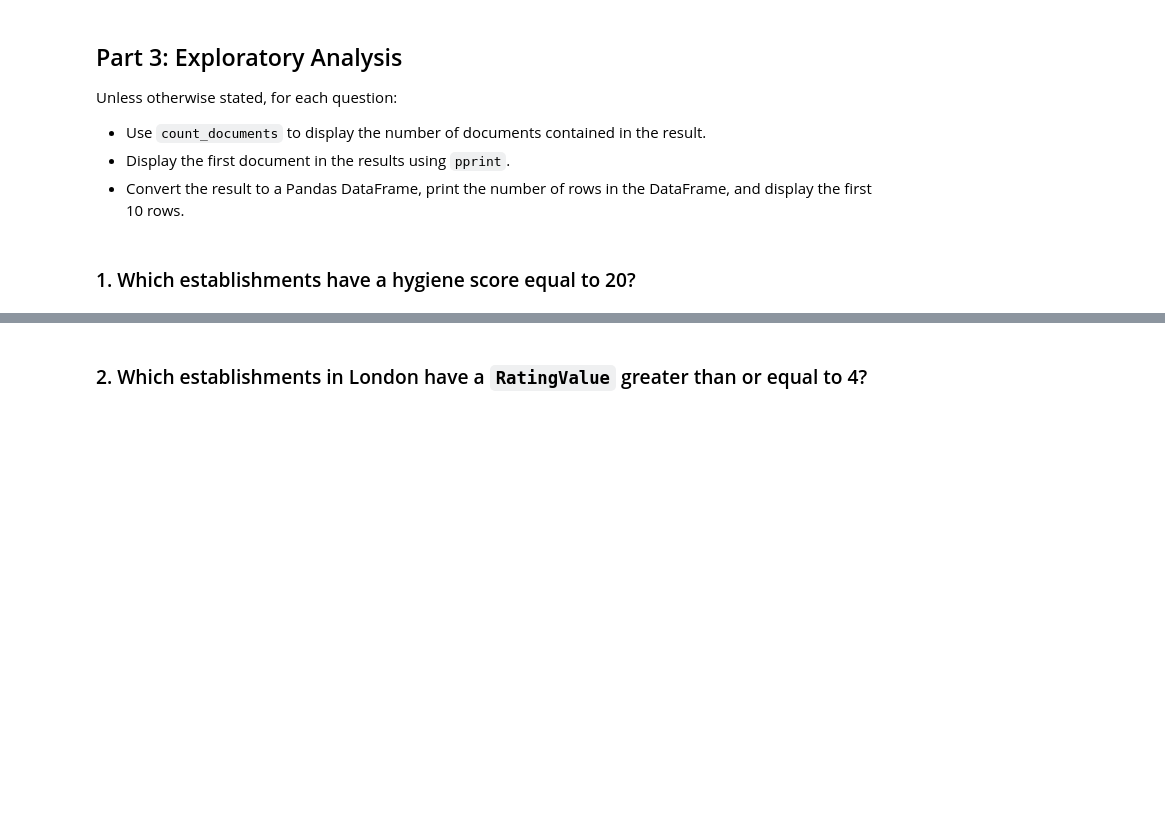
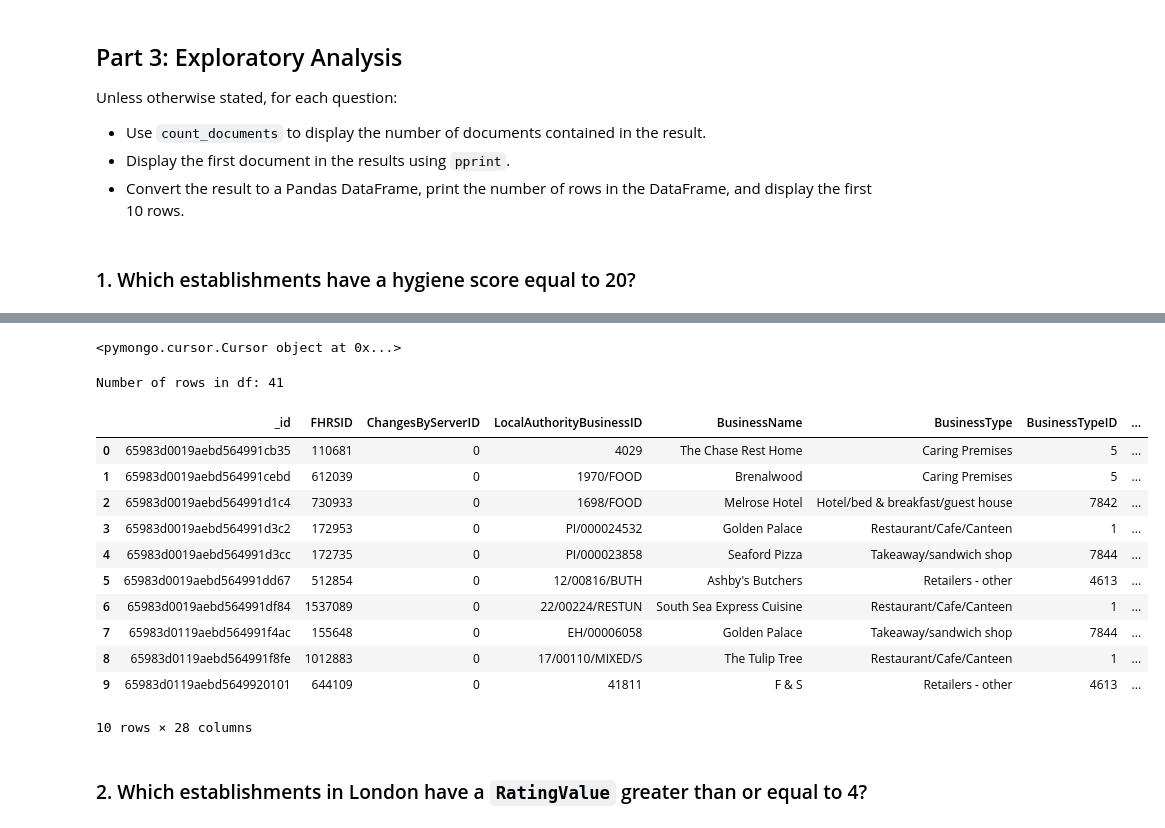
Before and after one commit to gfsiciliani/nosql-challenge, a Jupyter notebook: NoSQL_analysis_starter.ipynb, the cells around one changed output, grey strips where cells are left out. Saved outputs shown, nothing was run; the diff lists cells and outputs as text; code cells hidden in the pictures; blank space fills up the shorter version.

```diff
--- a/NoSQL_analysis_starter.ipynb
+++ b/NoSQL_analysis_starter.ipynb
@@ -30,8 +31,18 @@ Unless otherwise stated, for each question:
 ### 1. Which establishments have a hygiene score equal to 20?
 # %%
 # Find the establishments with a hygiene score of 20
-query =
+query = {'scores.Hygiene': 20}
+results = db.establishments.find(query)
 
 # Use count_documents to display the number of documents in the result
+count = db.establishments.count_documents(query)
+print("Number of establishments with a hygiene score of 20:", count)
 
 # Display the first document in the results using pprint
+first_document = db.establishments.find_one(query)
+print(f'''
+      ------------------
+      - FIRST DOCUMENT -
+      ------------------
+      ''')
+pprint(first_document)
@@ -38,9 +67,31 @@ query =
+# %%
+pprint(results)
+# %% [output]
+<pymongo.cursor.Cursor object at 0x...>
 # %%
 # Convert the result to a Pandas DataFrame
+# results_list = list(results)
+df = pd.DataFrame(results)
 
 # Display the number of rows in the DataFrame
+print(f'Number of rows in df: {len(df)}')
 
 # Display the first 10 rows of the DataFrame
+df.head(10)
+# %% [output]
+Number of rows in df: 41
+|  | _id | FHRSID | ChangesByServerID | LocalAuthorityBusinessID | BusinessName | BusinessType | BusinessTypeID | ... |
+| 0 | 65983d0019aebd564991cb35 | 110681 | 0 | 4029 | The Chase Rest Home | Caring Premises | 5 | ... |
+| 1 | 65983d0019aebd564991cebd | 612039 | 0 | 1970/FOOD | Brenalwood | Caring Premises | 5 | ... |
+| 2 | 65983d0019aebd564991d1c4 | 730933 | 0 | 1698/FOOD | Melrose Hotel | Hotel/bed & breakfast/guest house | 7842 | ... |
+| 3 | 65983d0019aebd564991d3c2 | 172953 | 0 | PI/000024532 | Golden Palace | Restaurant/Cafe/Canteen | 1 | ... |
+| 4 | 65983d0019aebd564991d3cc | 172735 | 0 | PI/000023858 | Seaford Pizza | Takeaway/sandwich shop | 7844 | ... |
+| 5 | 65983d0019aebd564991dd67 | 512854 | 0 | 12/00816/BUTH | Ashby's Butchers | Retailers - other | 4613 | ... |
+| 6 | 65983d0019aebd564991df84 | 1537089 | 0 | 22/00224/RESTUN | South Sea Express Cuisine | Restaurant/Cafe/Canteen | 1 | ... |
+| 7 | 65983d0119aebd564991f4ac | 155648 | 0 | EH/00006058 | Golden Palace | Takeaway/sandwich shop | 7844 | ... |
+| 8 | 65983d0119aebd564991f8fe | 1012883 | 0 | 17/00110/MIXED/S | The Tulip Tree | Restaurant/Cafe/Canteen | 1 | ... |
+| 9 | 65983d0119aebd5649920101 | 644109 | 0 | 41811 | F & S | Retailers - other | 4613 | ... |
+10 rows × 28 columns
 # %% [markdown]
 ### 2. Which establishments in London have a `RatingValue` greater than or equal to 4?
 # %%
```
Also changed, not shown: parts of 4 cells of this notebook.
